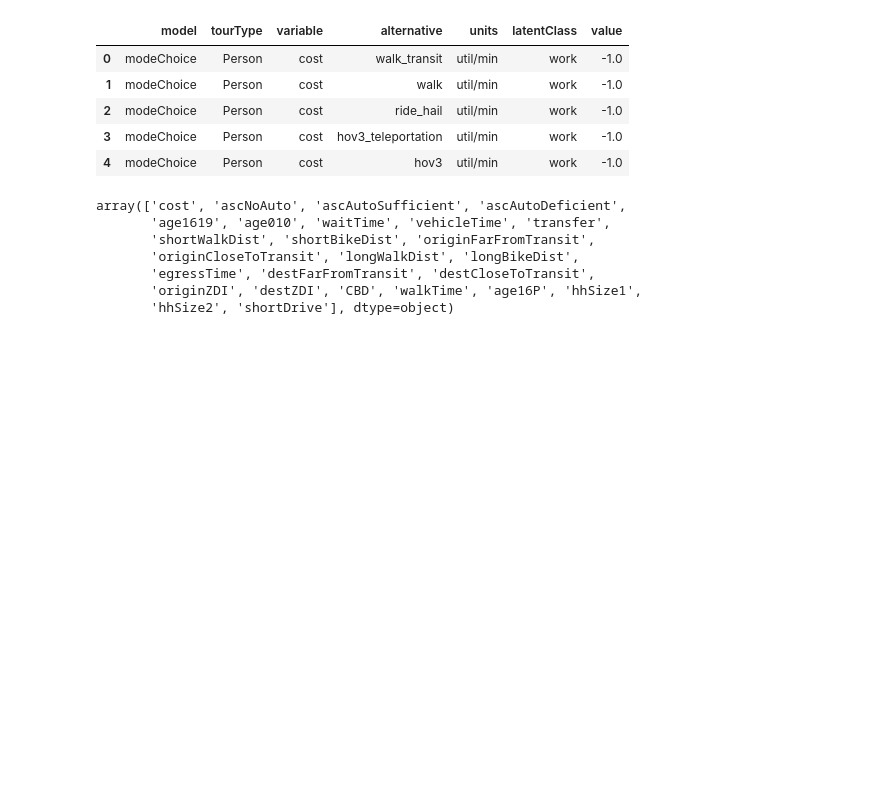
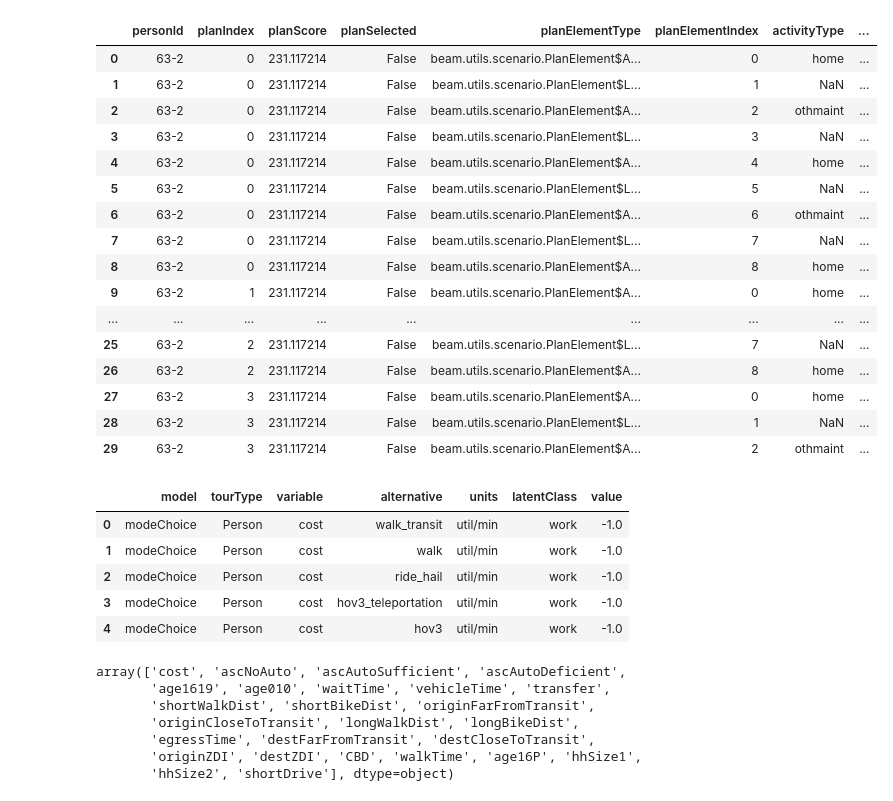
Before and after one commit to vsgo222/beam, a Jupyter notebook: output_analysis/Trips Comparison.ipynb, the cells around one changed output. Cells and saved outputs as stored; diff of their text form; code cells hidden in the pictures; blank space fills up the shorter version.

```diff
--- a/output_analysis/Trips Comparison.ipynb
+++ b/output_analysis/Trips Comparison.ipynb
@@ -114,0 +128,20 @@ Wall time: 1min 6s
+# %%
+output_plans.head(30)
+# %% [output]
+|  | personId | planIndex | planScore | planSelected | planElementType | planElementIndex | activityType | ... |
+| 0 | 63-2 | 0 | 231.117214 | False | beam.utils.scenario.PlanElement$A... | 0 | home | ... |
+| 1 | 63-2 | 0 | 231.117214 | False | beam.utils.scenario.PlanElement$L... | 1 | NaN | ... |
+| 2 | 63-2 | 0 | 231.117214 | False | beam.utils.scenario.PlanElement$A... | 2 | othmaint | ... |
+| 3 | 63-2 | 0 | 231.117214 | False | beam.utils.scenario.PlanElement$L... | 3 | NaN | ... |
+| 4 | 63-2 | 0 | 231.117214 | False | beam.utils.scenario.PlanElement$A... | 4 | home | ... |
+| 5 | 63-2 | 0 | 231.117214 | False | beam.utils.scenario.PlanElement$L... | 5 | NaN | ... |
+| 6 | 63-2 | 0 | 231.117214 | False | beam.utils.scenario.PlanElement$A... | 6 | othmaint | ... |
+| 7 | 63-2 | 0 | 231.117214 | False | beam.utils.scenario.PlanElement$L... | 7 | NaN | ... |
+| 8 | 63-2 | 0 | 231.117214 | False | beam.utils.scenario.PlanElement$A... | 8 | home | ... |
+| 9 | 63-2 | 1 | 231.117214 | False | beam.utils.scenario.PlanElement$A... | 0 | home | ... |
+| ... | ... | ... | ... | ... | ... | ... | ... | ... |
+| 25 | 63-2 | 2 | 231.117214 | False | beam.utils.scenario.PlanElement$L... | 7 | NaN | ... |
+| 26 | 63-2 | 2 | 231.117214 | False | beam.utils.scenario.PlanElement$A... | 8 | home | ... |
+| 27 | 63-2 | 3 | 231.117214 | False | beam.utils.scenario.PlanElement$A... | 0 | home | ... |
+| 28 | 63-2 | 3 | 231.117214 | False | beam.utils.scenario.PlanElement$L... | 1 | NaN | ... |
+| 29 | 63-2 | 3 | 231.117214 | False | beam.utils.scenario.PlanElement$A... | 2 | othmaint | ... |
```
Also changed, not shown: parts of 33 cells of this notebook, 20 other files.
